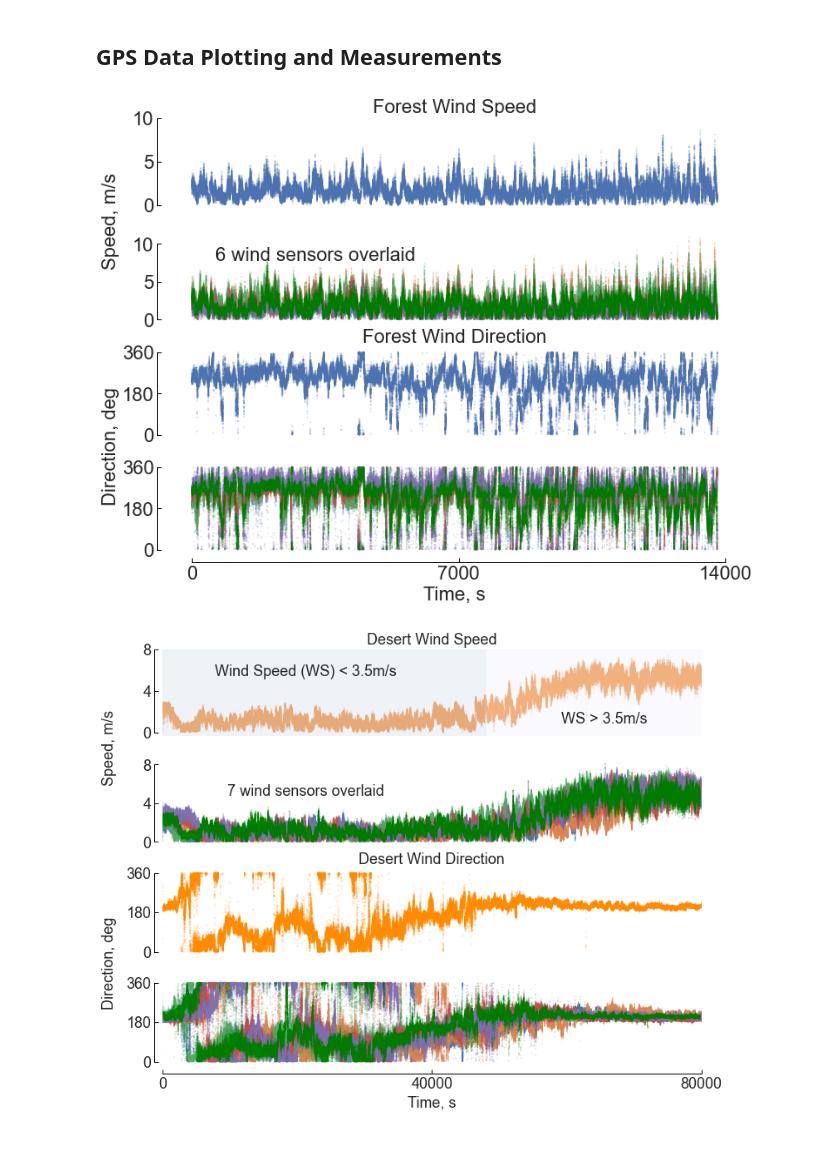
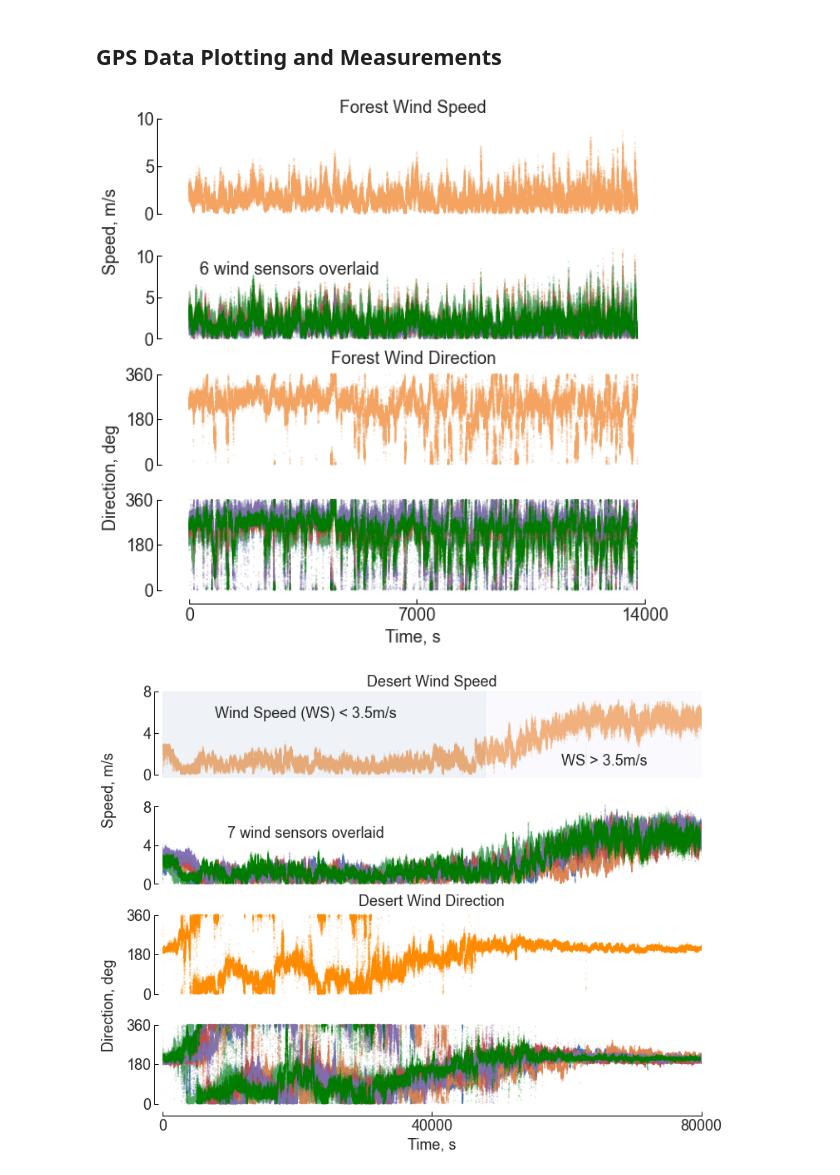
Before and after one commit to arunavanag591/odor_analysis, a Jupyter notebook: data_exploration/gpsAnalysis.ipynb, the cells around one changed output. Cells and saved outputs as stored; diff of their text form; code cells hidden in the pictures; blank space fills up the shorter version.

Commit message:
figures rev 01

```diff
--- a/data_exploration/gpsAnalysis.ipynb
+++ b/data_exploration/gpsAnalysis.ipynb
@@ -39,9 +39,9 @@ df = pd.read_hdf("~/Documents/Myfiles/DataAnalysis/data/WindData/Forest/windgpsd
 time =df.time-df.time[0]
 df['time']=time
 # %%
-f, (ax1,ax2,ax3,ax4)=plt.subplots(4,1, figsize=(10,8))
+f, (ax1,ax2,ax3,ax4)=plt.subplots(4,1, figsize=(8,8))
 
-ax1.scatter(df.time,df.S2_1, label='Station01', edgecolors='none', alpha=0.2,s=4)
+ax1.scatter(df.time,df.S2_1, label='Station01', c='sandybrown', edgecolors='none', alpha=0.2,s=4)
 ax2.scatter(df.time,df.S2_2, label='Station05', edgecolors='none', alpha=0.2, s=3)
 ax2.scatter(df.time,df.S2_3, label='Station06', edgecolors='none', alpha=0.2, s=3)
 ax2.scatter(df.time,df.S2_5, label='Station07', edgecolors='none', alpha=0.2, s=3)
@@ -49,7 +49,7 @@ ax2.scatter(df.time,df.S2_6, label='Station08', edgecolors='none', alpha=0.2, s=
 ax2.scatter(df.time,df.S2_8, label='Station09', edgecolors='none', alpha=0.2, s=3)
 ax2.scatter(df.time,df.S2_9, c='green', label='Station09', edgecolors='none', alpha=0.2, s=3)
 
-ax3.scatter(df.time ,df.D_1, label='Station01', edgecolors='none', alpha=0.2,s=4)
+ax3.scatter(df.time ,df.D_1, label='Station01',  c='sandybrown', edgecolors='none', alpha=0.2,s=4)
 ax4.scatter(df.time ,df.D_2, label='Station05', edgecolors='none', alpha=0.2,s=3)
 ax4.scatter(df.time ,df.D_3, label='Station06', edgecolors='none', alpha=0.2, s=3)
 ax4.scatter(df.time ,df.D_5, label='Station07', edgecolors='none', alpha=0.2, s=3)
@@ -84,36 +84,36 @@ mpl_functions.adjust_spines(ax2,['left'],
 
 
 mpl_functions.adjust_spines(ax3,['left'],
                             spine_locations={},
                             smart_bounds=True,
 #                             xticks=[0,2000,4000,6000,8000,10000,12000],
 #                             xticks=[0,95000],
                             yticks=[0,180,360],
                             linewidth=1)
 
 mpl_functions.adjust_spines(ax4,['left','bottom'],
                             spine_locations={},
                             smart_bounds=True,
                             xticks=[0,7000,14000],
                             yticks=[0,180,360],
                             linewidth=1)
 ax1.set_title('Forest Wind Speed')
 ax3.set_title('Forest Wind Direction')
 # ax1.set_ylabel('Direction, Deg')
 # ax2.set_ylabel('Direction, Deg')
 ax4.set_xlabel('Time, s')
 f.text(-0.04, 0.75, 'Speed, m/s', va='center', rotation='vertical')
 f.text(-0.04, 0.3, 'Direction, deg', va='center', rotation='vertical')
 
 f.text(0.3,0.67, '6 wind sensors overlaid', ha='center', rotation='horizontal')
 
 f.tight_layout(pad=1)
-figurefirst.mpl_functions.set_fontsize(f, 22)
+figurefirst.mpl_functions.set_fontsize(f, 18)
 # ax1.legend()
 # ax2.legend(loc='upper right',fancybox=True, shadow=False, framealpha=0.6)
-f.savefig('../../Figure/ForestWind.jpeg', dpi=300, bbox_inches = "tight")
+f.savefig('../../Figure/Paper/ForestWind.jpeg', dpi=300, bbox_inches = "tight")
 # %% [output]
-[figure, old version]
+[figure, new version]
 # %%
 df1 = pd.read_hdf("~/Documents/Myfiles/DataAnalysis/data/DesertWind/20201020_172919_windy_b_data.hdf")
 df2 = pd.read_hdf("~/Documents/Myfiles/DataAnalysis/data/DesertWind/20201020_19591_windy_a_data.hdf")
```
Also changed, not shown: parts of 12 cells of this notebook, 6 other files.
